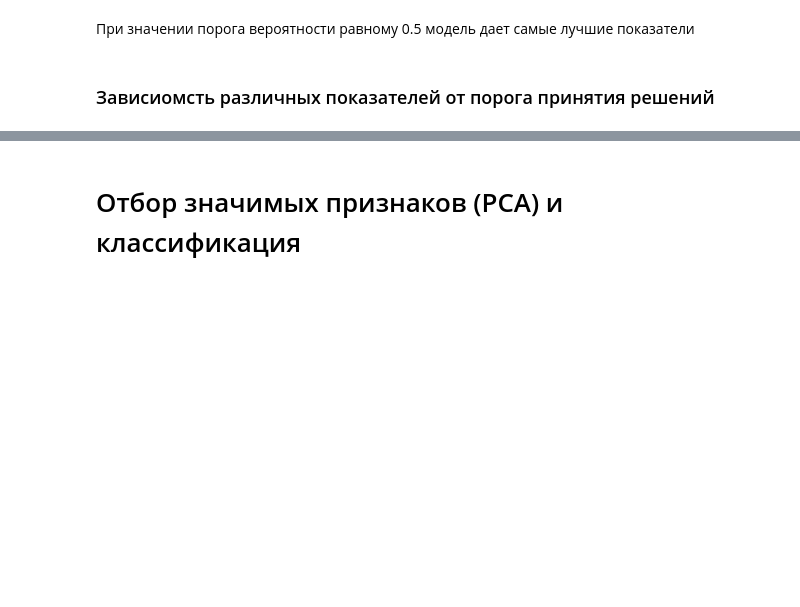
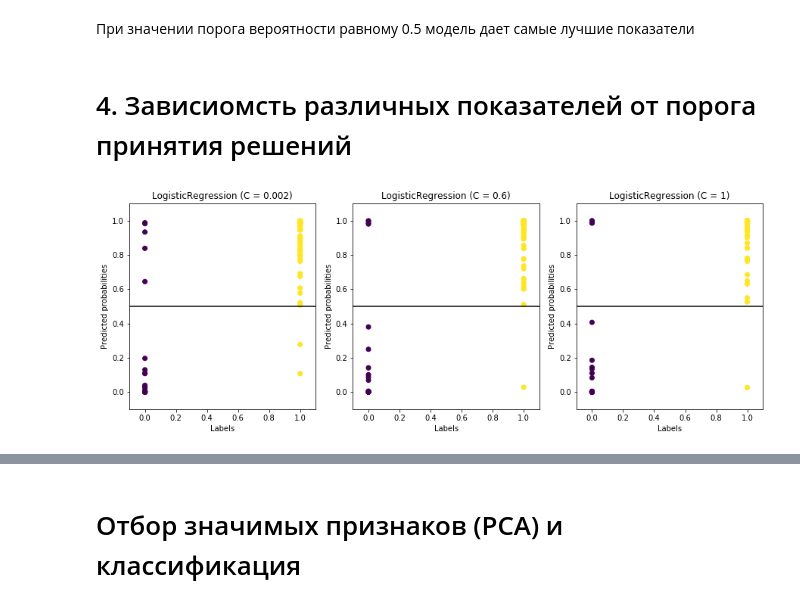
Before and after one commit to KarrieH/Breast_Can-er_training_ScikitLearn, a Jupyter notebook: log_reg_CancerData.ipynb, the cells around one changed output, grey strips where cells are left out. Drawn from its saved outputs; the diff is of its cells as text; code cells hidden in the pictures; blank space fills up the shorter version.

```diff
--- a/log_reg_CancerData.ipynb
+++ b/log_reg_CancerData.ipynb
@@ -595,5 +540,22 @@ avg / total       0.97      0.97      0.97       107
 # %% [markdown]
 При значении порога вероятности равному 0.5 модель дает самые лучшие показатели
 # %% [markdown]
-### Зависиомсть различных показателей от порога принятия решений
+# 4. Зависиомсть различных показателей от порога принятия решений
+# %%
+# порог T: все объекты, имеющие предсказание выше порога, относят к классу 1, остальные - к классу 0.
+fig, axes = plt.subplots(1, 3, figsize=(15, 5))
+
+for c, ax in zip([0.002, 0.6, 1], axes):
+
+    log_reg = LogisticRegression(C = c).fit(X_train,y_train)
+    predicted = log_reg.predict_proba(X_valid)[:,1]
+    actual = y_valid
+    ax.scatter(actual,predicted, c = actual)
+    ax.plot([-0.1, 1.1], [0.5, 0.5], c = 'black') # уровень порога
+    ax.axis([-0.1, 1.1, -0.1, 1.1])
+    ax.set_title("LogisticRegression (C = {})".format(c))
+    ax.set_xlabel("Labels")
+    ax.set_ylabel("Predicted probabilities")
+# %% [output]
+[figure, added]
 # %%
```
Also changed, not shown: parts of 19 cells of this notebook.
